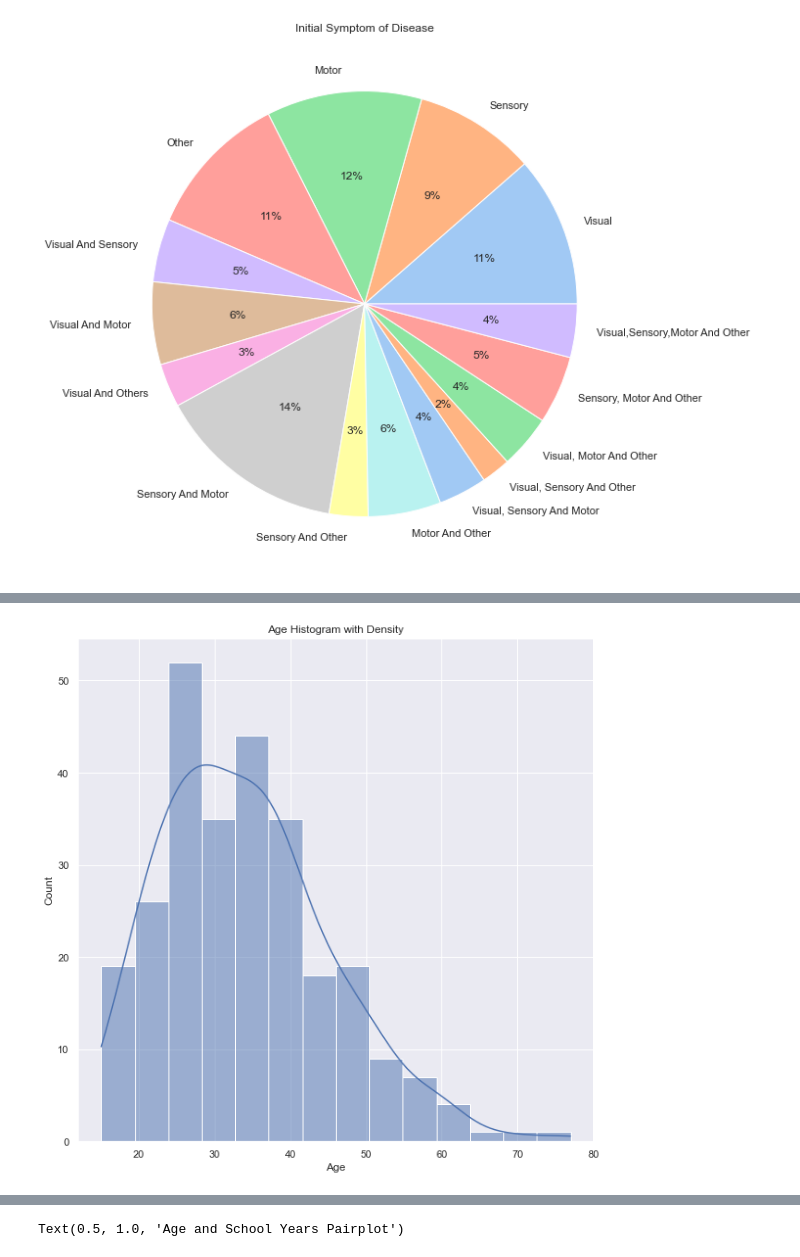
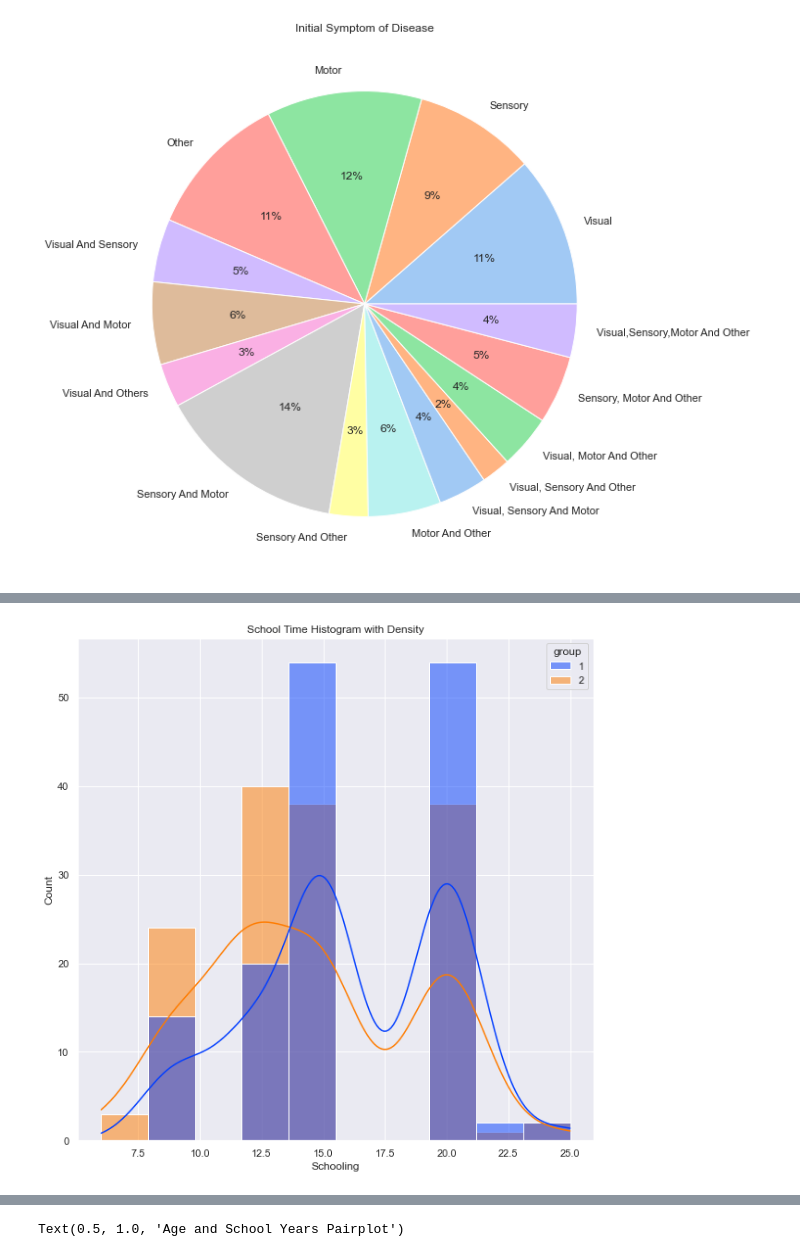
Before and after one commit to rdtfhrtm/MultipleSclerosisPrediction, a Jupyter notebook: Multiple Scolerosis Prediction.ipynb, the cells around one changed output, grey strips where cells are left out. Drawn from its saved outputs; the diff is of its cells as text; code cells hidden in the pictures.

```diff
--- a/Multiple Scolerosis Prediction.ipynb
+++ b/Multiple Scolerosis Prediction.ipynb
@@ -231,6 +239,6 @@ plt.show();
 # %%
-sns.histplot(data=df, x="Age", kde=True)
-plt.title('Age Histogram with Density')
+sns.histplot(data=df, x="Schooling",hue="group",palette="bright", kde=True)
+plt.title('School Time Histogram with Density')
 plt.show()
 # %% [output]
-[figure, old version]
+[figure, new version]
```
Also changed, not shown: parts of 2 cells of this notebook.
